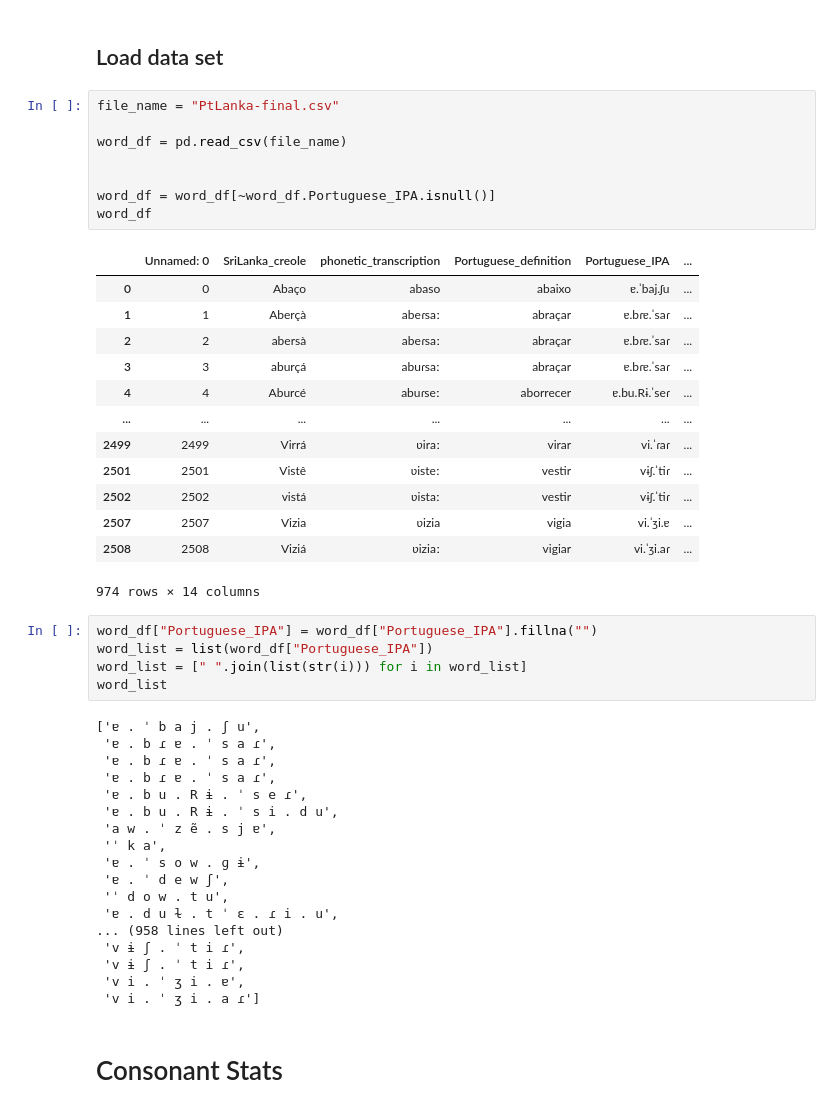
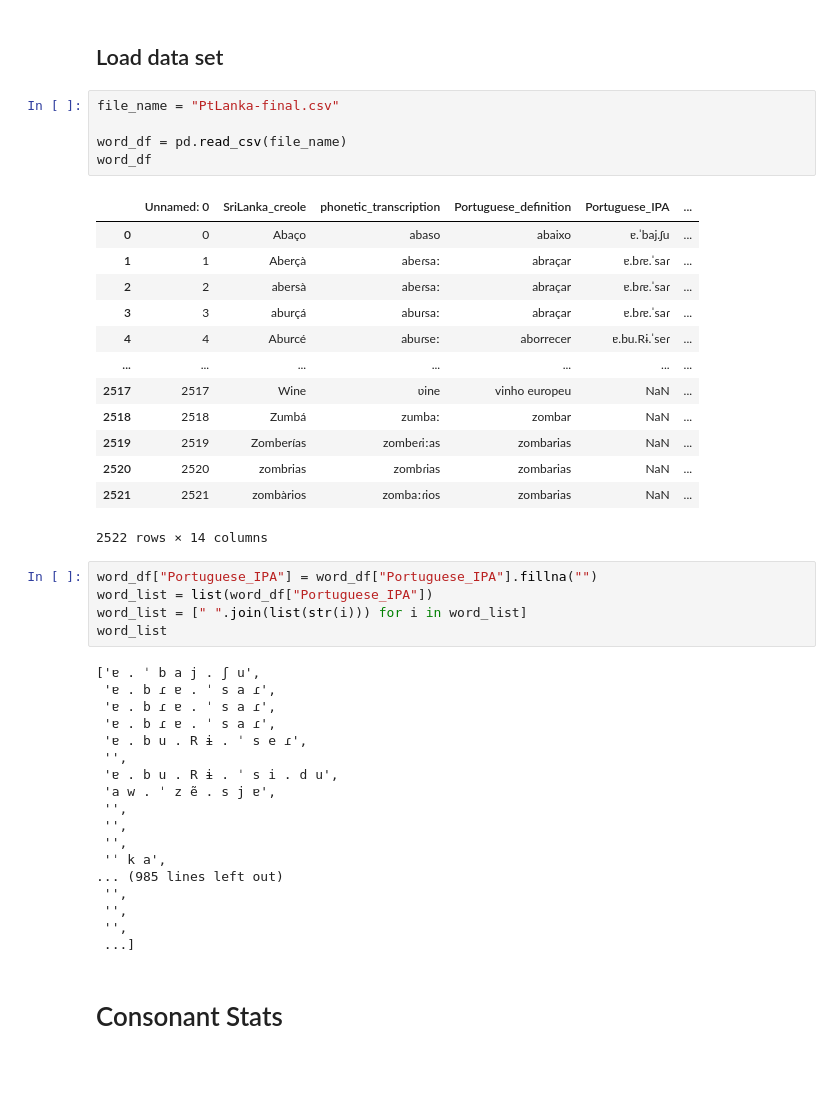
Before and after one commit to Portophon/Exploring-PtLanka, a Jupyter notebook: Consonant and CV stats - Portuguese.ipynb, the cells around one changed output. Cells and saved outputs as stored; diff of their text form; blank space fills up the shorter version.

```diff
--- a/Consonant and CV stats - Portuguese.ipynb
+++ b/Consonant and CV stats - Portuguese.ipynb
@@ -14,25 +14,22 @@ import squarify
 # %%
 file_name = "PtLanka-final.csv"
 
 word_df = pd.read_csv(file_name)
-
-
-word_df = word_df[~word_df.Portuguese_IPA.isnull()]
 word_df
 # %% [output]
 |  | Unnamed: 0 | SriLanka_creole | phonetic_transcription | Portuguese_definition | Portuguese_IPA | ... |
 | 0 | 0 | Abaço | abaso | abaixo | ɐ.ˈbaj.ʃu | ... |
 | 1 | 1 | Aberçà | abeɾsaː | abraçar | ɐ.bɾɐ.ˈsaɾ | ... |
 | 2 | 2 | abersà | abeɾsaː | abraçar | ɐ.bɾɐ.ˈsaɾ | ... |
 | 3 | 3 | aburçá | abuɾsaː | abraçar | ɐ.bɾɐ.ˈsaɾ | ... |
 | 4 | 4 | Aburcé | abuɾseː | aborrecer | ɐ.bu.Rɨ.ˈseɾ | ... |
 | ... | ... | ... | ... | ... | ... | ... |
-| 2499 | 2499 | Virrá | ʋiraː | virar | vi.ˈɾaɾ | ... |
-| 2501 | 2501 | Vistê | ʋisteː | vestir | vɨʃ.ˈtiɾ | ... |
-| 2502 | 2502 | vistá | ʋistaː | vestir | vɨʃ.ˈtiɾ | ... |
-| 2507 | 2507 | Vizia | ʋizia | vigia | vi.ˈʒi.ɐ | ... |
-| 2508 | 2508 | Viziá | ʋiziaː | vigiar | vi.ˈʒi.aɾ | ... |
+| 2517 | 2517 | Wine | ʋine | vinho europeu | NaN | ... |
+| 2518 | 2518 | Zumbá | zumbaː | zombar | NaN | ... |
+| 2519 | 2519 | Zomberías | zombeɾiːas | zombarias | NaN | ... |
+| 2520 | 2520 | zombrias | zombɾias | zombarias | NaN | ... |
+| 2521 | 2521 | zombàrios | zombaːɾios | zombarias | NaN | ... |
-974 rows × 14 columns
+2522 rows × 14 columns
 # %%
 word_df["Portuguese_IPA"] = word_df["Portuguese_IPA"].fillna("")
 word_list = list(word_df["Portuguese_IPA"])
@@ -44,18 +41,18 @@ word_list
  'ɐ . b ɾ ɐ . ˈ s a ɾ',
  'ɐ . b ɾ ɐ . ˈ s a ɾ',
  'ɐ . b u . R ɨ . ˈ s e ɾ',
+ '',
  'ɐ . b u . R ɨ . ˈ s i . d u',
  'a w . ˈ z ẽ . s j ɐ',
+ '',
+ '',
+ '',
  'ˈ k a',
- 'ɐ . ˈ s o w . ɡ ɨ',
- 'ɐ . ˈ d e w ʃ',
- 'ˈ d o w . t u',
- 'ɐ . d u ɫ . t ˈ ɛ . ɾ i . u',
-... (958 lines left out)
- 'v ɨ ʃ . ˈ t i ɾ',
- 'v ɨ ʃ . ˈ t i ɾ',
- 'v i . ˈ ʒ i . ɐ',
- 'v i . ˈ ʒ i . a ɾ']
+... (985 lines left out)
+ '',
+ '',
+ '',
+ ...]
 # %% [markdown]
 # Consonant Stats
 # %%
```
Also changed, not shown: parts of 12 cells of this notebook, 2 other files.
